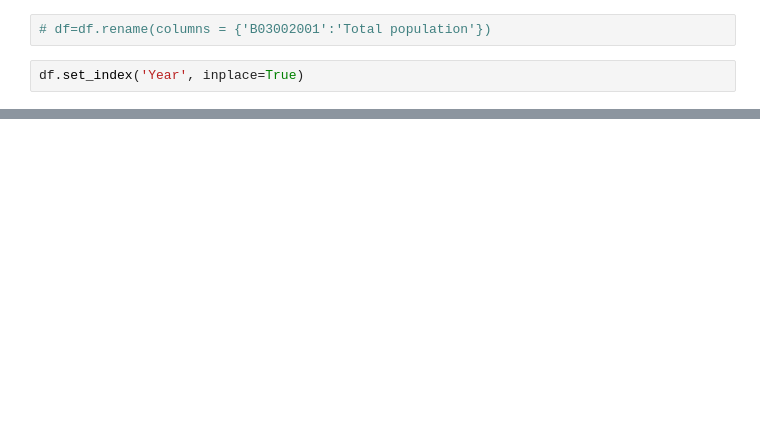
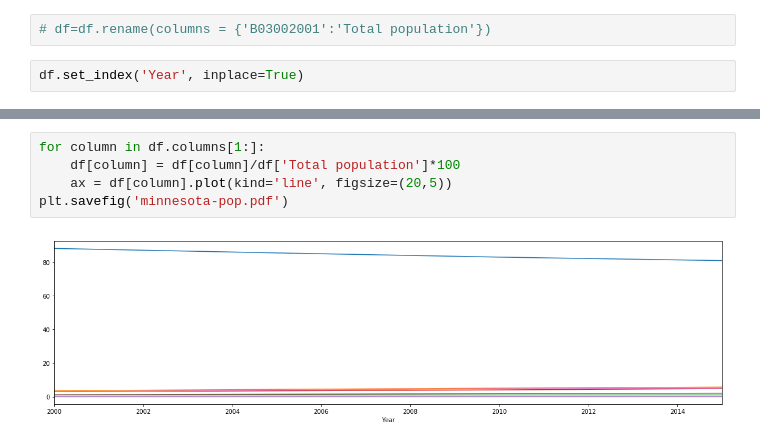
Before and after one commit to mukhtaryare/data-studio-projects, a Jupyter notebook: code/project/Minnesota Census Data.ipynb, the cells around one changed output, grey strips where cells are left out. Drawn from its saved outputs; the diff is of its cells as text; blank space fills up the shorter version.

```diff
--- a/code/project/Minnesota Census Data.ipynb
+++ b/code/project/Minnesota Census Data.ipynb
@@ -45,0 +62,7 @@ df.head(10)
+# %%
+for column in df.columns[1:]:
+    df[column] = df[column]/df['Total population']*100
+    ax = df[column].plot(kind='line', figsize=(20,5))
+plt.savefig('minnesota-pop.pdf')
+# %% [output]
+[figure, added]
```
Also changed, not shown: parts of 12 cells of this notebook, 12 other files.
